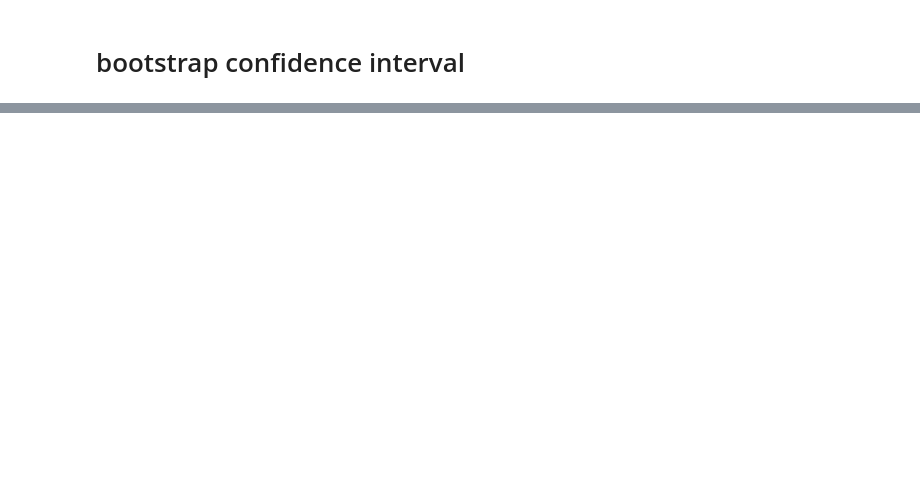
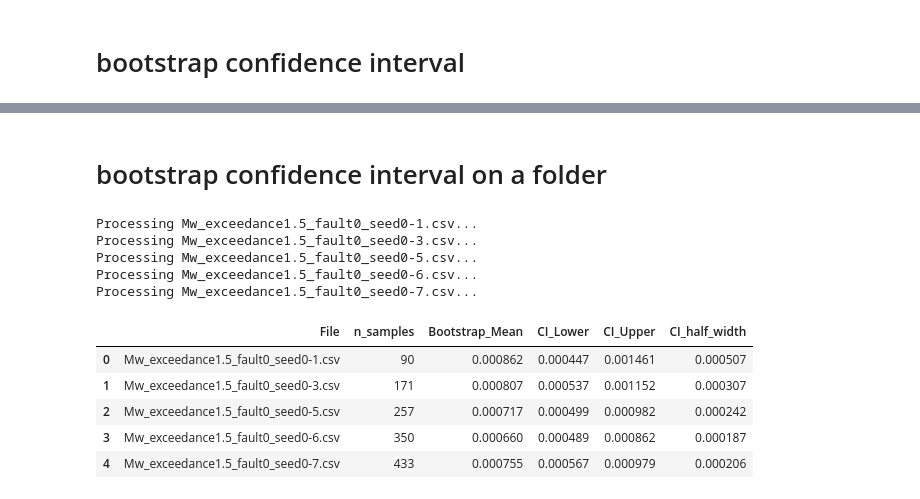
Before and after one commit to JihuiDing/postCMGsim, a Jupyter notebook: notebooks/nb5_bootstrap_ci.ipynb, the cells around one changed output, grey strips where cells are left out. Drawn from its saved outputs; the diff is of its cells as text; code cells hidden in the pictures; blank space fills up the shorter version.

```diff
--- a/notebooks/nb5_bootstrap_ci.ipynb
+++ b/notebooks/nb5_bootstrap_ci.ipynb
@@ -43,0 +47,76 @@ variance = 3.9211946409087705e-06
+# %% [markdown]
+# bootstrap confidence interval on a folder
+# %%
+import numpy as np
+import pandas as pd
+from pathlib import Path
+
+# Set random seed
+np.random.seed(42)
+
+################## User Inputs ##############################
+n_boot = 100000
+n_samples = []
+ci_means = []
+ci_lowers = []
+ci_uppers = []
+file_names = []
+################## End of User Inputs #######################
+
+# 1. Define the directory path
+folder_path = Path('../results/summary/Mw_exceedance1.5_fault0')
+
+# 2. Iterate through ALL .csv files, SORTED by name
+# sorted() converts the generator to a sorted list
+for csv_file in sorted(folder_path.glob('*.csv')):
+
+    # 3. Load the data
+    data = np.loadtxt(csv_file, delimiter=',', skiprows=1, dtype=float, ndmin=1)
+
+    if data.size == 0:
+        print(f"Skipping {csv_file.name}: File is empty.")
+        continue
+
+    print(f"Processing {csv_file.name}...")
+    n_samples.append(len(data))
+
+    # 4. Vectorized Bootstrap Resampling
+    # Generate all bootstrap samples in one large matrix
+    samples = np.random.choice(data, size=(n_boot, len(data)), replace=True)
+
+    # Calculate the mean of each bootstrap sample (along columns)
+    boot_array = np.mean(samples, axis=1)
+
+    # 5. Calculate Statistics (Percentile Method)
+    lower = np.percentile(boot_array, 2.5)
+    upper = np.percentile(boot_array, 97.5)
+
+    # Store results in lists
+    file_names.append(csv_file.name)
+    ci_means.append(np.mean(boot_array))
+    ci_lowers.append(lower)
+    ci_uppers.append(upper)
+
+# 6. Create Results DataFrame
+df_ci = pd.DataFrame({
+    'File': file_names,
+    'n_samples': n_samples,
+    'Bootstrap_Mean': ci_means,
+    'CI_Lower': ci_lowers,
+    'CI_Upper': ci_uppers,
+    'CI_half_width': (np.array(ci_uppers) - np.array(ci_lowers)) / 2
+})
+
+df_ci
+# %% [output]
+Processing Mw_exceedance1.5_fault0_seed0-1.csv...
+Processing Mw_exceedance1.5_fault0_seed0-3.csv...
+Processing Mw_exceedance1.5_fault0_seed0-5.csv...
+Processing Mw_exceedance1.5_fault0_seed0-6.csv...
+Processing Mw_exceedance1.5_fault0_seed0-7.csv...
+|  | File | n_samples | Bootstrap_Mean | CI_Lower | CI_Upper | CI_half_width |
+| 0 | Mw_exceedance1.5_fault0_seed0-1.csv | 90 | 0.000862 | 0.000447 | 0.001461 | 0.000507 |
+| 1 | Mw_exceedance1.5_fault0_seed0-3.csv | 171 | 0.000807 | 0.000537 | 0.001152 | 0.000307 |
+| 2 | Mw_exceedance1.5_fault0_seed0-5.csv | 257 | 0.000717 | 0.000499 | 0.000982 | 0.000242 |
+| 3 | Mw_exceedance1.5_fault0_seed0-6.csv | 350 | 0.000660 | 0.000489 | 0.000862 | 0.000187 |
+| 4 | Mw_exceedance1.5_fault0_seed0-7.csv | 433 | 0.000755 | 0.000567 | 0.000979 | 0.000206 |
```
Also changed, not shown: parts of 5 cells of this notebook, 12 other files.
